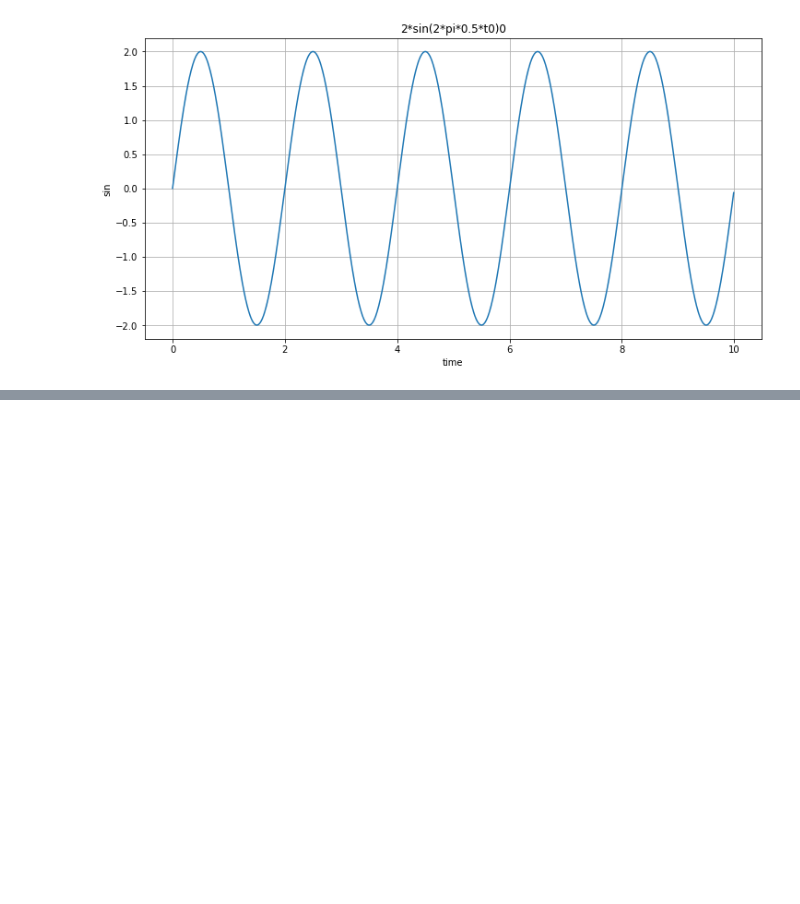
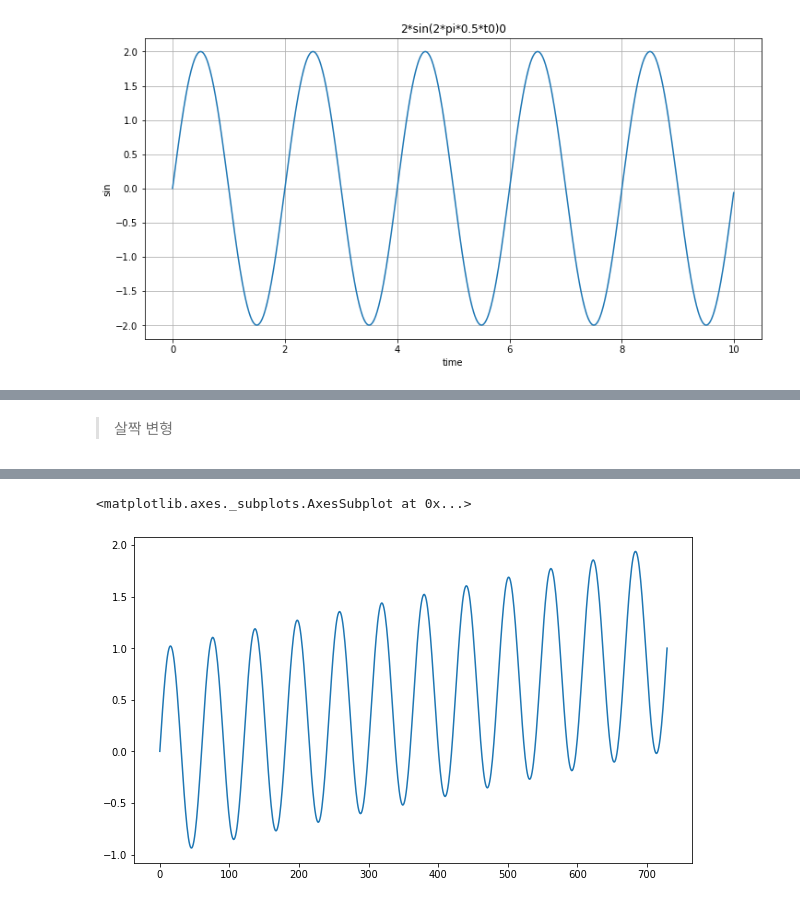
Before and after one commit to HWANG-HOE-SUN/Code-, a Jupyter notebook: Zerobase/05_Forecast.ipynb, the cells around one changed output, grey strips where cells are left out. Cells and saved outputs as stored; diff of their text form; code cells hidden in the pictures; blank space fills up the shorter version.

```diff
--- a/Zerobase/05_Forecast.ipynb
+++ b/Zerobase/05_Forecast.ipynb
@@ -97,0 +147,11 @@ plotSinWave2(amp=2, freq=0.5, endTime=10)
+# %% [markdown]
+> 살짝 변형
+# %%
+time = np.linspace(0,1, 365*2) # 0부터 1까지 730등분으로 나누었음 (총 730개)
+result = np.sin(2*np.pi*12*time) + time # 2년간의 data인데 sin 특성을 가졌다~
+
+ds = pd.date_range('2017-01-01', periods = 365*2, freq='D') # 주기:Day(일)
+df = pd.DataFrame({'ds':ds, 'y':result})
+
+df["y"].plot(figsize=(10,6)) # 적당히 추세가 있는 data 생성
+# %% [output]
@@ -97,0 +160,2 @@ plotSinWave2(amp=2, freq=0.5, endTime=10)
+<matplotlib.axes._subplots.AxesSubplot at 0x...>
+[figure, added]
```
Also changed, not shown: parts of 30 cells of this notebook.
